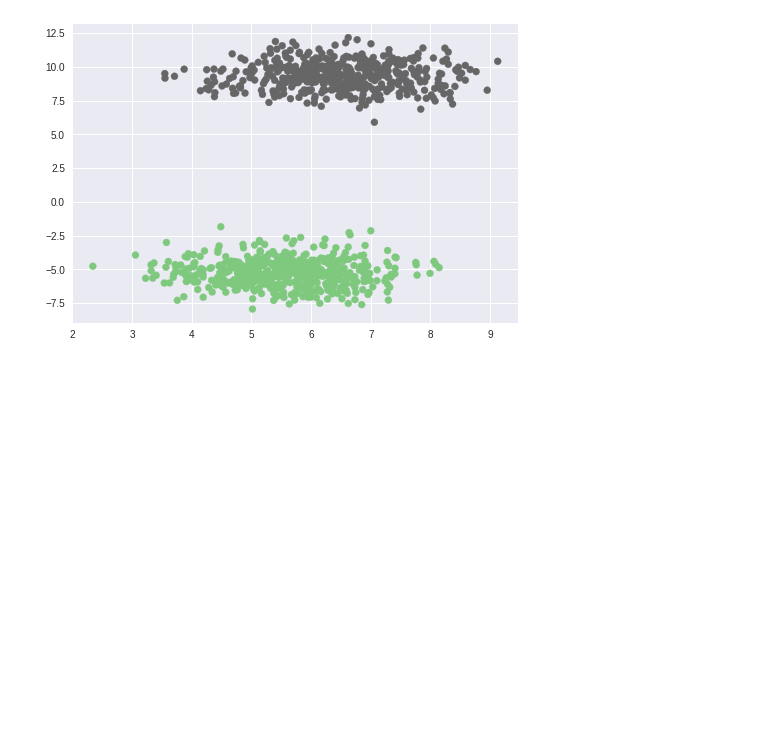
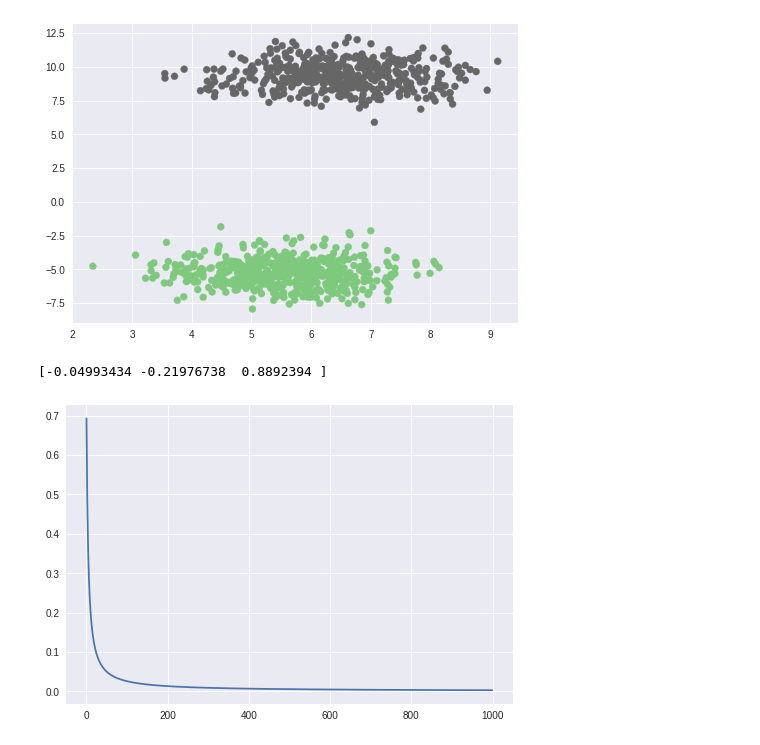
Before and after one commit to yatin9988/Perceptron-A-Single-Layer-Neural-Network, a Jupyter notebook: Perceptron.ipynb, the cells around one changed output. Cells and saved outputs as stored; diff of their text form; code cells hidden in the pictures; blank space fills up the shorter version.

Commit message:
training...

```diff
--- a/Perceptron.ipynb
+++ b/Perceptron.ipynb
@@ -25,6 +25,6 @@ def predict(X,weights):
 # %%
 def loss(X,Y,weights):
     Y_ = predict(X,weights)
-    cost = np.mean(-Y*log(Y_)-(1-Y)*log(1-Y_))
+    cost = np.mean(-Y*np.log(Y_)-(1-Y)*np.log(1-Y_))
     return cost
 # %%
@@ -35,3 +35,31 @@ def update(X,Y,weights,learning_rate=0.01):
     m = X.shape[0]
     weights = weights - (learning_rate*dw)/m
     return weights
+# %%
+def train(X,Y,learning_rate = 0.01,max_iteration = 1000):
+
+    m = X.shape[0]
+    ones = np.ones((m,1))
+    X = np.hstack((ones,X))
+
+    losses = []
+    weights = np.zeros((X.shape[1],))
+
+    for i in range(max_iteration):
+        l = loss(X,Y,weights)
+        losses.append(l)
+
+        weights = update(X,Y,weights,learning_rate)
+
+    return weights,losses
+# %%
+weights,losses = train(X,y)
+# %%
+print(weights)
+# %% [output]
+[-0.04993434 -0.21976738  0.8892394 ]
+# %%
+plt.plot(losses)
+plt.show()
+# %% [output]
+[figure, added]
```
Also changed, not shown: parts of 1 cell of this notebook.
